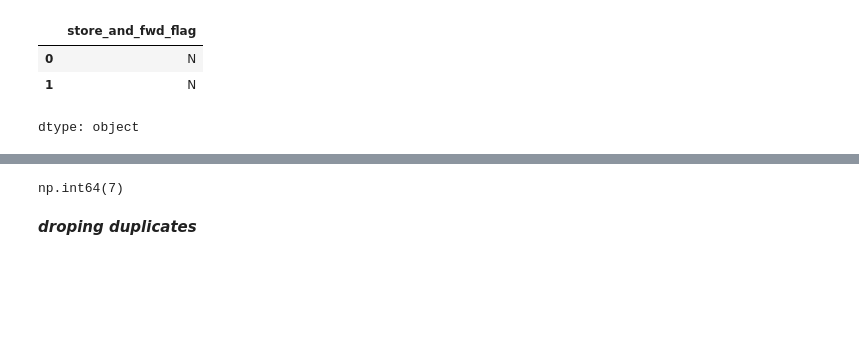
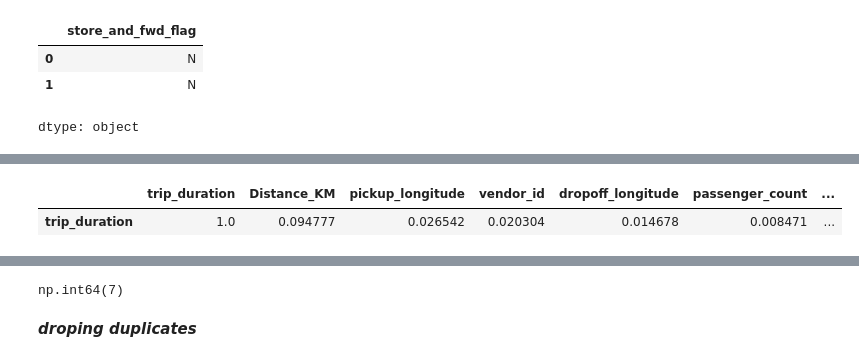
Before and after one commit to wasimshoman/NY_Taxi, a Jupyter notebook: Main.ipynb, the cells around one changed output, grey strips where cells are left out. Saved outputs shown, nothing was run; the diff lists cells and outputs as text; code cells hidden in the pictures; blank space fills up the shorter version.

```diff
--- a/Main.ipynb
+++ b/Main.ipynb
@@ -303,0 +283,7 @@ DF_file.drop(['store_and_fwd_flag'], axis=1, inplace=True)
+# %%
+# show the correlation clearly for the trip duration
+(DF_file[numeric_columns].corr()["trip_duration"] # transform it into data corr
+      .sort_values(ascending=False).to_frame().T) # transpose
+# %% [output]
+|  | trip_duration | Distance_KM | pickup_longitude | vendor_id | dropoff_longitude | passenger_count | ... |
+| trip_duration | 1.0 | 0.094777 | 0.026542 | 0.020304 | 0.014678 | 0.008471 | ... |
```
Also changed, not shown: parts of 69 cells of this notebook.
